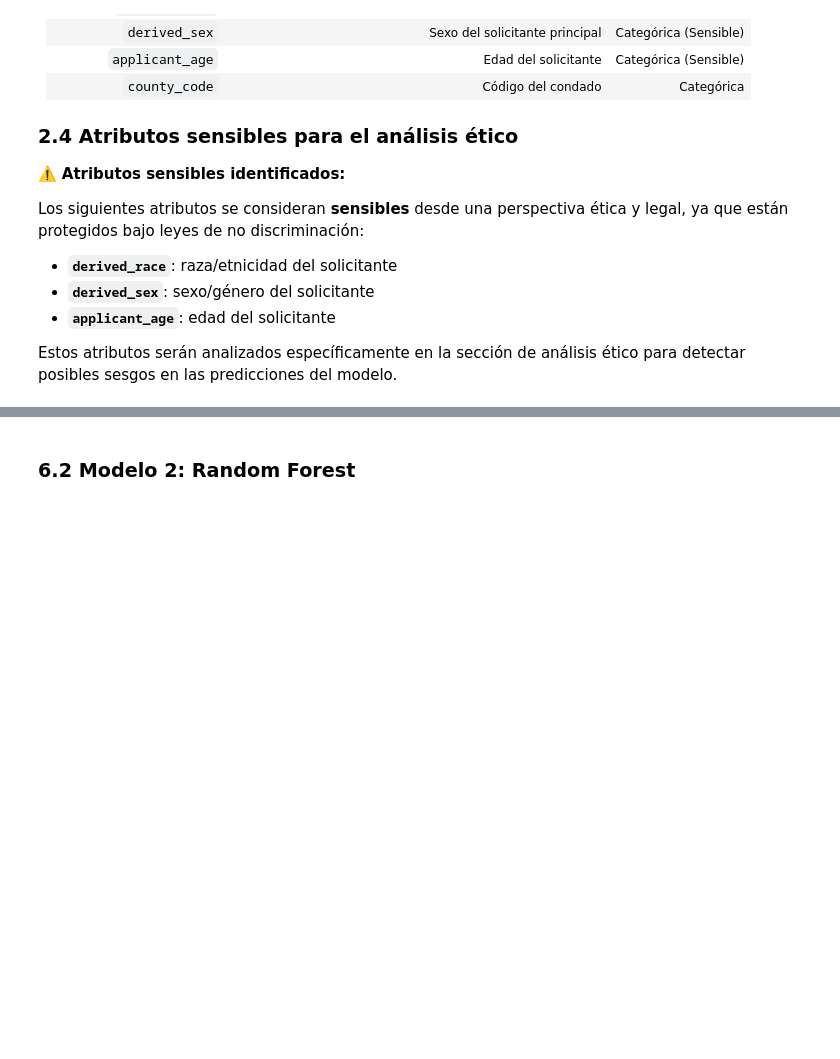
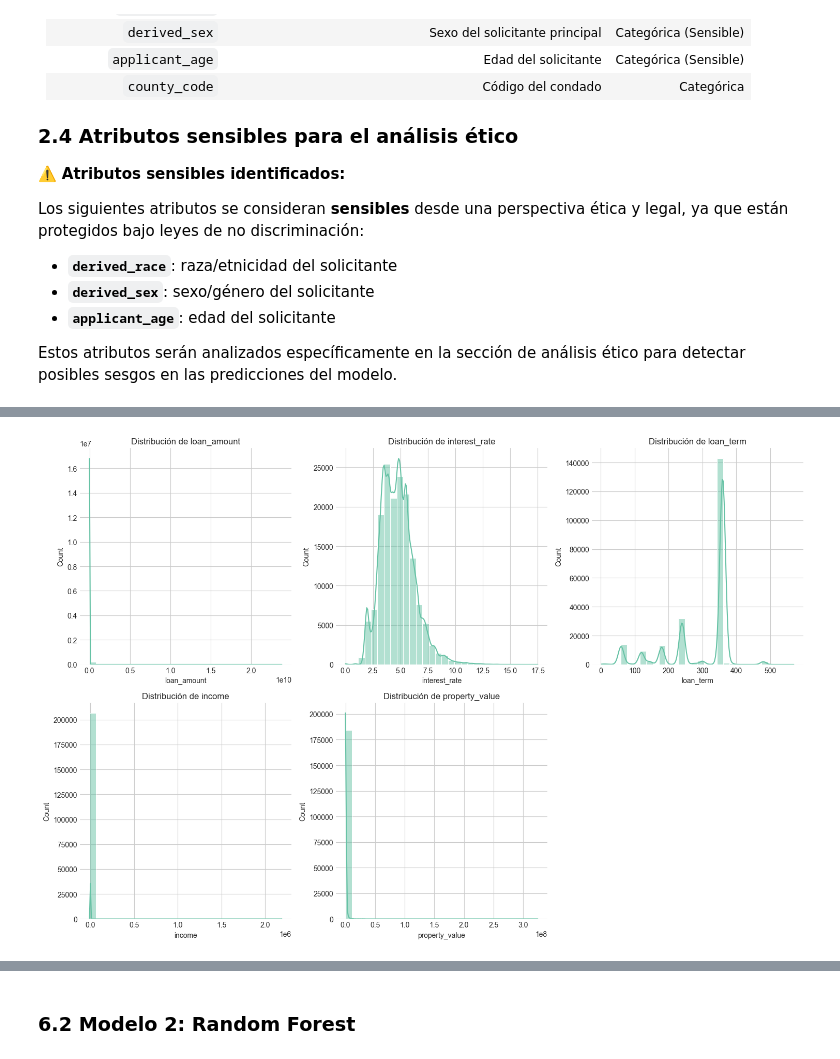
Before and after one commit to thisisrober/hmda-loan-approval-ml-analysis, a Jupyter notebook: notebook.ipynb, the cells around one changed output, grey strips where cells are left out. Saved outputs shown, nothing was run; the diff lists cells and outputs as text; code cells hidden in the pictures; blank space fills up the shorter version.

```diff
--- a/notebook.ipynb
+++ b/notebook.ipynb
@@ -213,0 +466,10 @@ En esta sección entrenamos diferentes modelos de machine learning para predecir
+# %%
+variables_numericas_clave = [
+    'loan_amount',
+    'interest_rate',
+    'loan_term',
+    'income',
+    'property_value'
+]
+
+df_limpio[variables_numericas_clave].describe()
@@ -213,0 +486,14 @@ En esta sección entrenamos diferentes modelos de machine learning para predecir
+# %%
+# Distribución de las variables numéricas clave
+plt.figure(figsize=(15, 10))
+
+for i, var in enumerate(variables_numericas_clave, 1):
+    plt.subplot(2, 3, i)
+    col_data = pd.to_numeric(df_limpio[var], errors='coerce') if df_limpio[var].dtype == 'object' else df_limpio[var]
+    sns.histplot(col_data, bins=30, kde=True)
+    plt.title(f'Distribución de {var}')
+
+plt.tight_layout()
+plt.show()
+# %% [output]
+[figure, added]
```
Also changed, not shown: parts of 52 cells of this notebook, 2 other files.
